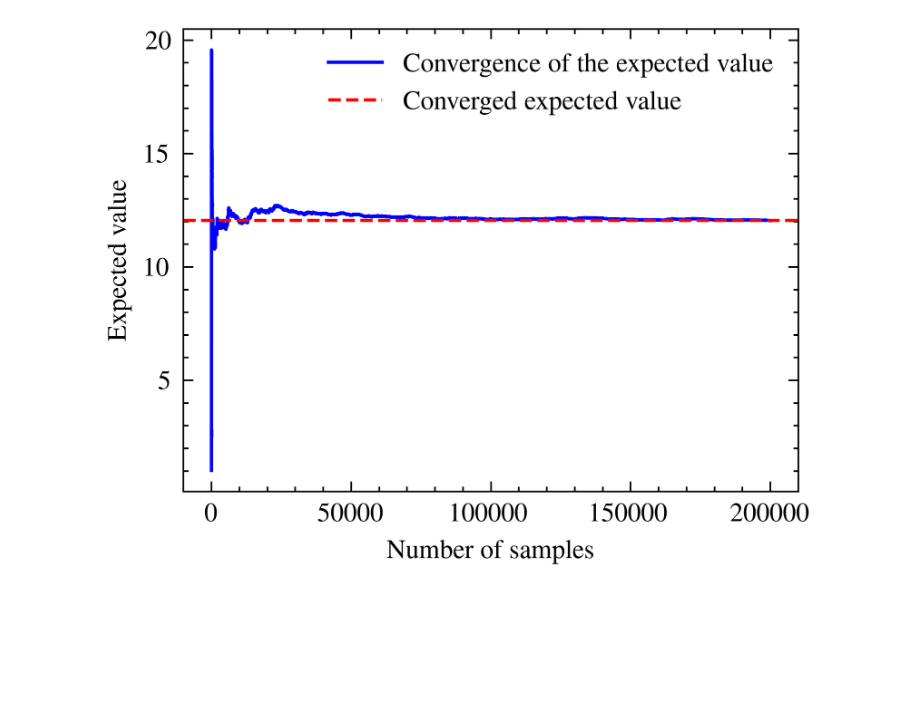
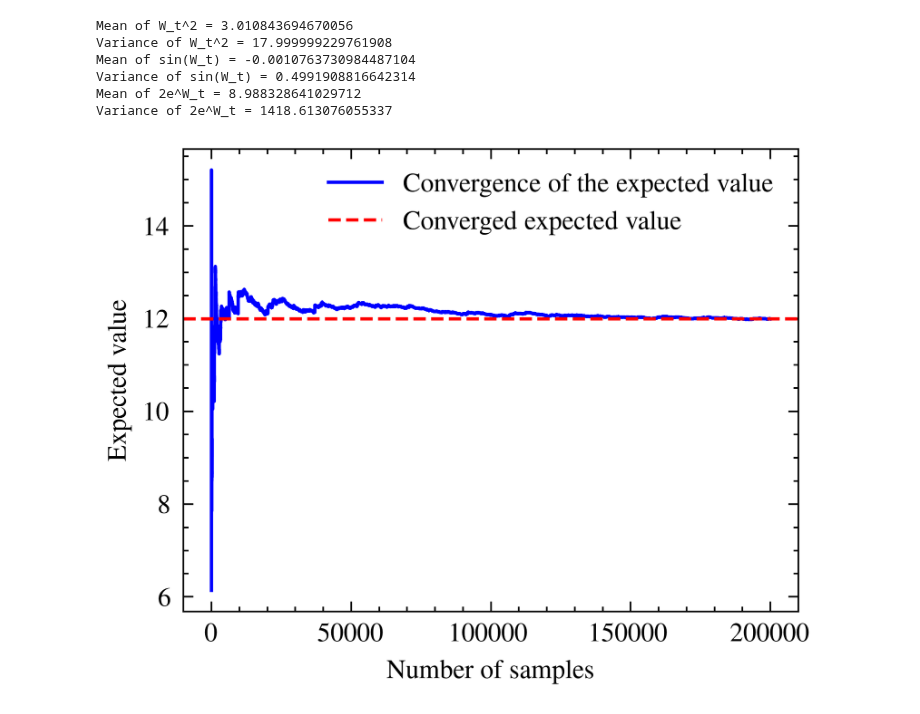
Before and after one commit to kanavmal/MATH512, a Jupyter notebook: Project 3/project3.ipynb, the cells around one changed output. Drawn from its saved outputs; the diff is of its cells as text; code cells hidden in the pictures; blank space fills up the shorter version.

```diff
--- a/Project 3/project3.ipynb
+++ b/Project 3/project3.ipynb
@@ -20,9 +21,25 @@ n = 200000
 t = 3
 
 # Generate N samples of the Wiener process at time t
-W = np.random.normal(0, np.sqrt(t), N)
+W_t = np.random.normal(0, np.sqrt(t), N)
+
 # Calculate the expected value of the function f(W_t) = W_t^2 + sin(W_t) + 2e^{W_t}
-f = W**2 + np.sin(W) + 2*np.exp(W)
-E = np.mean(f)
-print('The expected value of the function f(W_t) = W_t^2 + sin(W_t) + 2e^{W_t} is:', E)
+f_W_t = W_t**2 + np.sin(W_t) + 2*np.exp(W_t)
+
+# Calculate the expected value of the function f(W_t) using the formula
+expected_value = np.mean(f_W_t)
+
+print(f"Expected value of f(W_t) = {expected_value}")
+
+# Print statistics
+print(f"Mean of f(W_t) = {np.mean(f_W_t)}")
+print(f"Variance of f(W_t) = {np.var(f_W_t)}")
+
+# Plot the histogram of the function f(W_t)
+plt.hist(f_W_t, bins=100, density=True, alpha=0.6, color='g')
+plt.title("Histogram of $f(W_t) = W_t^2 + sin(W_t) + 2e^{W_t}$")
+plt.xlabel("Value")
+plt.ylabel("Density")
+plt.xlim(0, 300)
+plt.show()
 # %% [output]
@@ -30,16 +50,41 @@ The expected value of the function f(W_t) = W_t^2 + sin(W_t) + 2e^{W_t} is: 12.0
+# %%
+# find the contributing term that is explaining the most variance
+# W_t^2
+W_t_squared = W_t**2
+print(f"Mean of W_t^2 = {np.mean(W_t_squared)}")
+print(f"Variance of W_t^2 = {np.var(W_t_squared)}")
+
+# sin(W_t)
+sin_W_t = np.sin(W_t)
+print(f"Mean of sin(W_t) = {np.mean(sin_W_t)}")
+print(f"Variance of sin(W_t) = {np.var(sin_W_t)}")
+
+# 2e^{W_t}
+exp_W_t = 2*np.exp(W_t)
+print(f"Mean of 2e^W_t = {np.mean(exp_W_t)}")
+print(f"Variance of 2e^W_t = {np.var(exp_W_t)}")
+# %% [output]
+Mean of W_t^2 = 3.010843694670056
+Variance of W_t^2 = 17.999999229761908
+Mean of sin(W_t) = -0.0010763730984487104
+Variance of sin(W_t) = 0.4991908816642314
+Mean of 2e^W_t = 8.988328641029712
+Variance of 2e^W_t = 1418.613076055337
 # %%
 # Make a plot of the convergence of the expected value as the number of samples increases, with a red line indicating the true value of the expected value
 E_n = np.zeros(n)
+f = f_W_t[:n]
+E = expected_value
 for i in range(n):
     E_n[i] = np.mean(f[:i+1])
 plt.plot(E_n, label='Convergence of the expected value', color='b')
 plt.axhline(y=E, color='r', linestyle='--', label='Converged expected value')
 plt.xlabel('Number of samples')
 plt.ylabel('Expected value')
 plt.legend()
 plt.show()
 # %% [output]
-[figure, old version]
+[figure, new version]
 # %%
 # Let S𝑡 be a Geometric Brownian Motion process: S_t = S_0e^{sigma W_t + (r-sigma^2/2)t}
 # where r = 0.05, sigma = 0.2, S_0 = 90, and W_t is a standard Wiener process. Estimate
```
Also changed, not shown: parts of 8 cells of this notebook, 18 other files.
